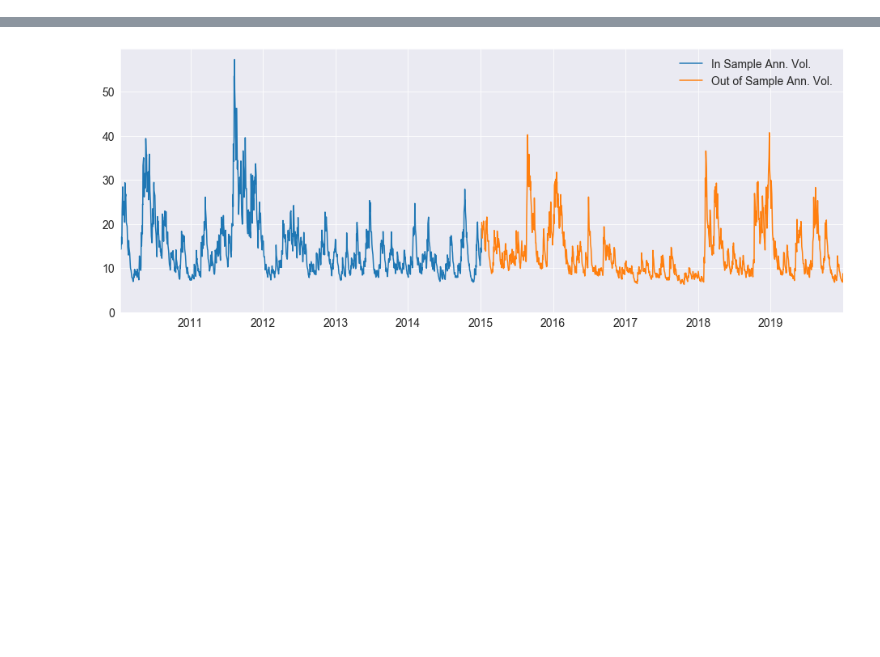
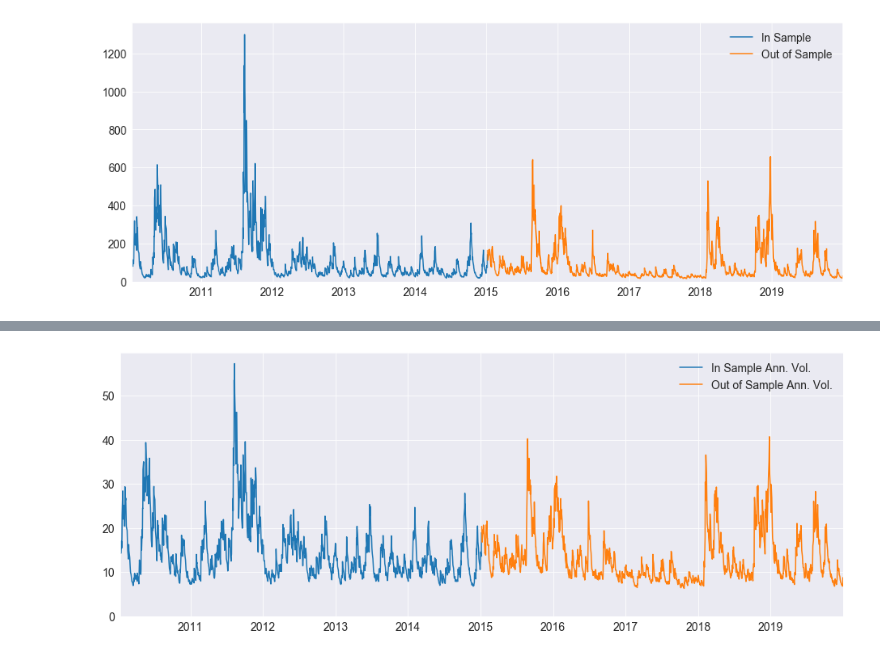
Before and after one commit to bashtage/python-introduction, a Jupyter notebook: solutions/winter/arch-model-forecasting.ipynb, the cells around one changed output, grey strips where cells are left out. Drawn from its saved outputs; the diff is of its cells as text; code cells hidden in the pictures; blank space fills up the shorter version.

```diff
--- a/solutions/winter/arch-model-forecasting.ipynb
+++ b/solutions/winter/arch-model-forecasting.ipynb
@@ -8,17 +25,7 @@ EUR/USD rate, and construct forecasts for the remaining period.
 # %%
-from arch import arch_model
-import pandas as pd
-import seaborn as sns
-from pandas.plotting import register_matplotlib_converters
-import matplotlib.pyplot as plt
-import numpy as np
-register_matplotlib_converters()
-
-sns.set_style("darkgrid")
-plt.rc("figure", figsize=(16, 6))
-plt.rc("font", size=14)
-
 sp500 = pd.read_hdf('./data/arch-data.h5','sp500')
+# Get the series
+sp500 = sp500.SP500
 returns = 1000 * sp500.pct_change().dropna()
 # TARCH(1,1,1)
 mod = arch_model(returns, o=1, power=1.0)
@@ -65 +72,12 @@ Optimization terminated successfully.    (Exit mode 0)
 1255 rows × 1 columns
+# %%
+fig, ax = plt.subplots(1, 1)
+plt.plot(in_samp_variance, label="In Sample")
+plt.plot(oos_variance, label="Out of Sample")
+ax.set_xlim(in_samp_variance.index[0], oos_variance.index[-1])
+ylim = ax.set_ylim(0, ax.get_ylim()[1])
+# The _ is used to capture the output from the legend command so that
+# does not print
+_ = plt.legend(frameon=False)
+# %% [output]
+[figure, added]
```
Also changed, not shown: parts of 23 cells of this notebook, 23 other files.
